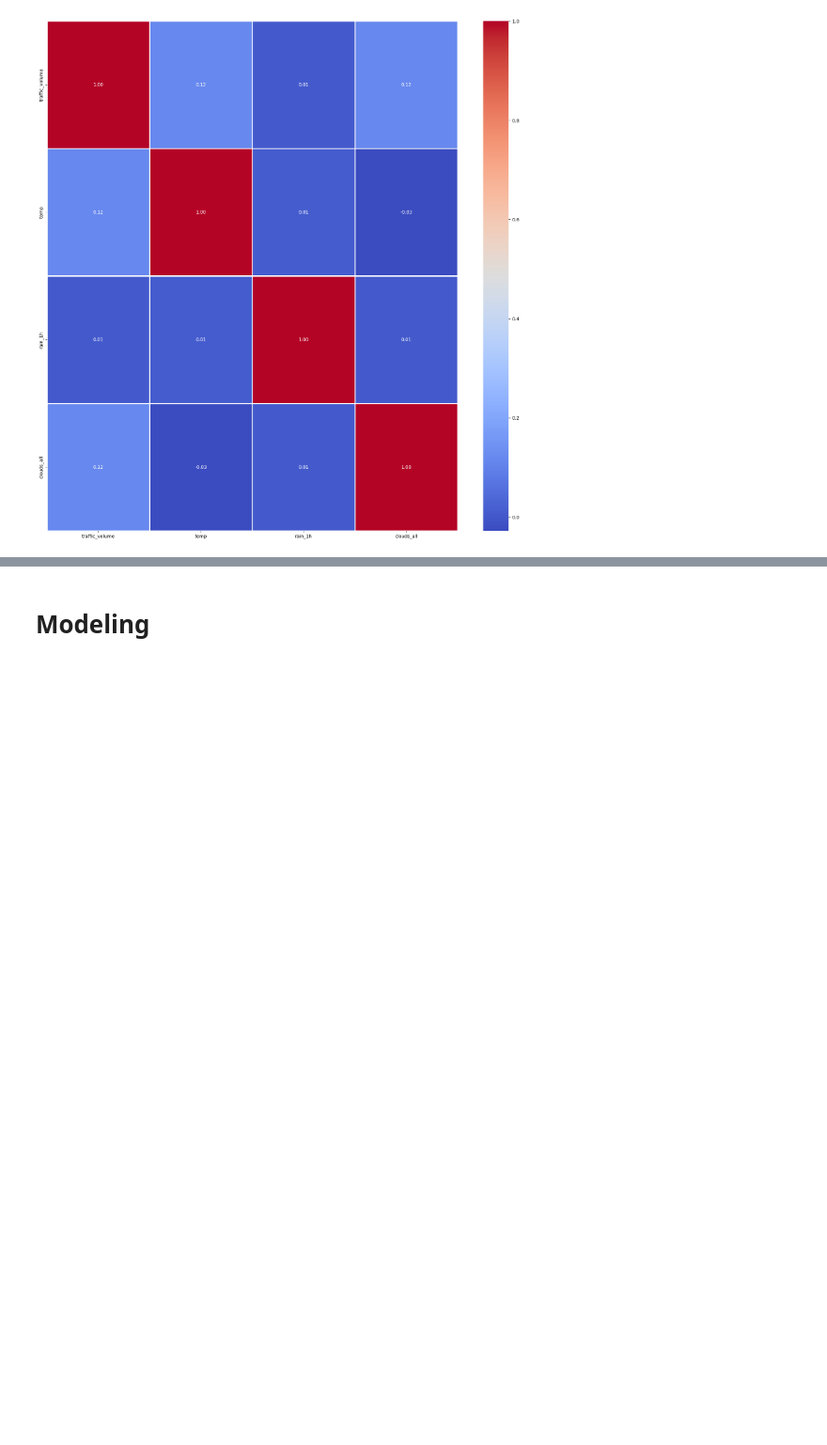
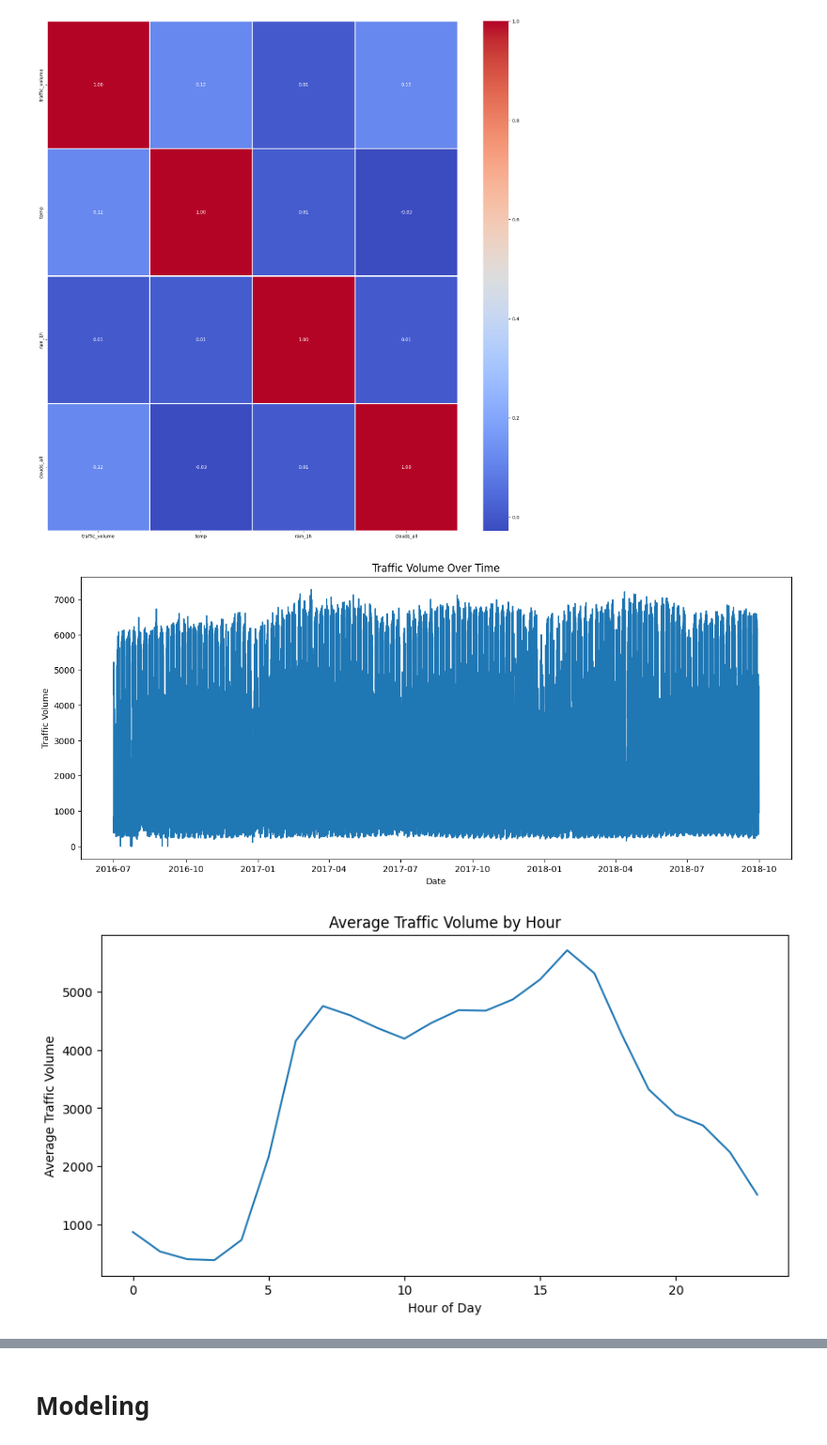
Before and after one commit to nandohos/mindd, a Jupyter notebook: TP2/TP2.ipynb, the cells around one changed output, grey strips where cells are left out. Shown at 94% size. Drawn from its saved outputs; the diff is of its cells as text; code cells hidden in the pictures; blank space fills up the shorter version.

```diff
--- a/TP2/TP2.ipynb
+++ b/TP2/TP2.ipynb
@@ -415,3 +415,23 @@ sns.heatmap(df_complete[['traffic_volume', 'temp', 'rain_1h', 'clouds_all']].cor
 # %% [output]
 <Axes: >
 [figure]
+# %%
+# Let's first create a basic time series plot to understand the patterns
+plt.figure(figsize=(15, 6))
+plt.plot(df_complete.index, df_complete['traffic_volume'])
+plt.title('Traffic Volume Over Time')
+plt.xlabel('Date')
+plt.ylabel('Traffic Volume')
+plt.show()
+
+# Let's also look at the average daily pattern
+daily_pattern = df_complete.groupby(df_complete.index.hour)['traffic_volume'].mean()
+plt.figure(figsize=(10, 5))
+plt.plot(daily_pattern.index, daily_pattern.values)
+plt.title('Average Traffic Volume by Hour')
+plt.xlabel('Hour of Day')
+plt.ylabel('Average Traffic Volume')
+plt.show()
+# %% [output]
+[figure, added]
+[figure, added]
```
Also changed, not shown: parts of 14 cells of this notebook.
